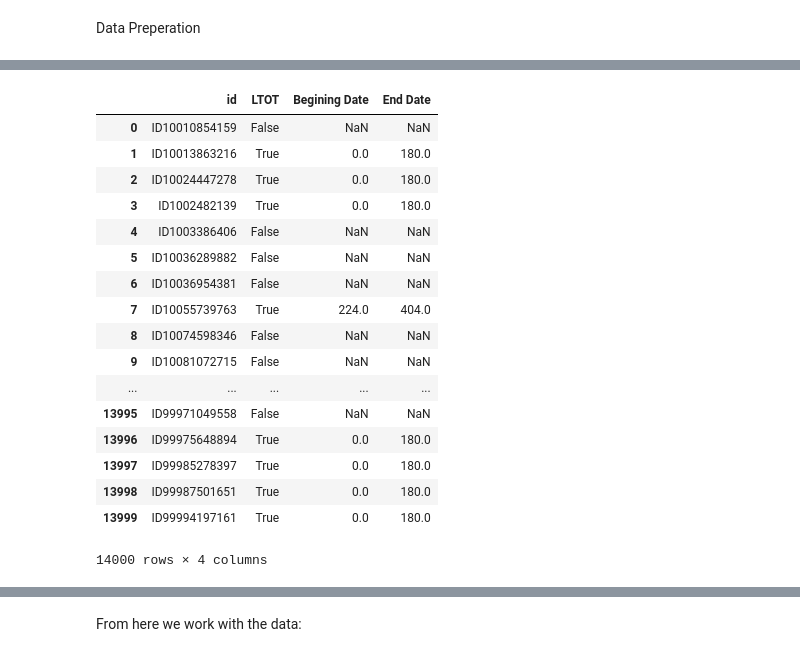
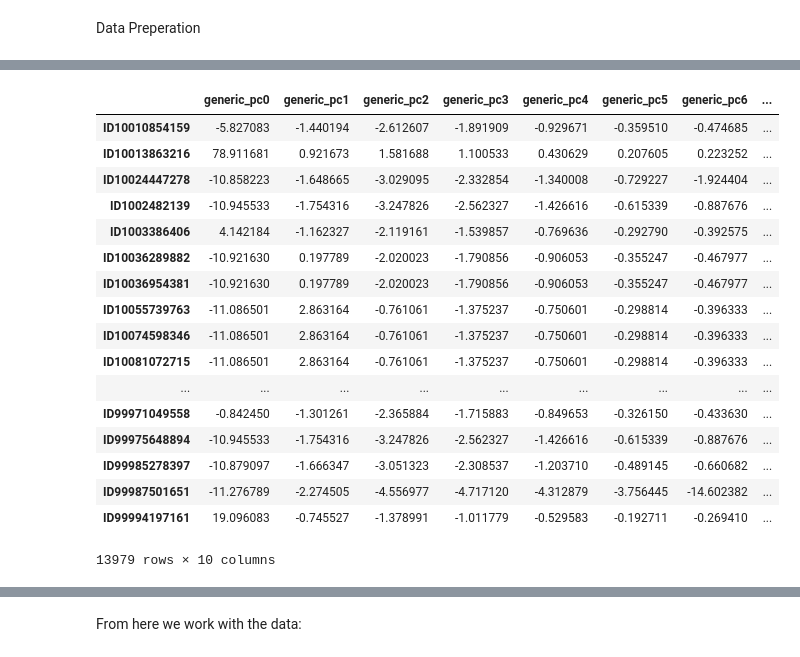
Before and after one commit to chenson2018/Humana-Mays-Competition, a Jupyter notebook: Final Draft.ipynb, the cells around one changed output, grey strips where cells are left out. Drawn from its saved outputs; the diff is of its cells as text; code cells hidden in the pictures.

```diff
--- a/Final Draft.ipynb
+++ b/Final Draft.ipynb
@@ -230,23 +360,23 @@ training_class.get_opioid_data()
 # %%
-training_class.LTOT()
+training_class.generic_features
+# %% [output]
+|  | generic_pc0 | generic_pc1 | generic_pc2 | generic_pc3 | generic_pc4 | generic_pc5 | generic_pc6 | ... |
+| ID10010854159 | -5.827083 | -1.440194 | -2.612607 | -1.891909 | -0.929671 | -0.359510 | -0.474685 | ... |
+| ID10013863216 | 78.911681 | 0.921673 | 1.581688 | 1.100533 | 0.430629 | 0.207605 | 0.223252 | ... |
+| ID10024447278 | -10.858223 | -1.648665 | -3.029095 | -2.332854 | -1.340008 | -0.729227 | -1.924404 | ... |
+| ID1002482139 | -10.945533 | -1.754316 | -3.247826 | -2.562327 | -1.426616 | -0.615339 | -0.887676 | ... |
+| ID1003386406 | 4.142184 | -1.162327 | -2.119161 | -1.539857 | -0.769636 | -0.292790 | -0.392575 | ... |
+| ID10036289882 | -10.921630 | 0.197789 | -2.020023 | -1.790856 | -0.906053 | -0.355247 | -0.467977 | ... |
+| ID10036954381 | -10.921630 | 0.197789 | -2.020023 | -1.790856 | -0.906053 | -0.355247 | -0.467977 | ... |
+| ID10055739763 | -11.086501 | 2.863164 | -0.761061 | -1.375237 | -0.750601 | -0.298814 | -0.396333 | ... |
+| ID10074598346 | -11.086501 | 2.863164 | -0.761061 | -1.375237 | -0.750601 | -0.298814 | -0.396333 | ... |
+| ID10081072715 | -11.086501 | 2.863164 | -0.761061 | -1.375237 | -0.750601 | -0.298814 | -0.396333 | ... |
+| ... | ... | ... | ... | ... | ... | ... | ... | ... |
+| ID99971049558 | -0.842450 | -1.301261 | -2.365884 | -1.715883 | -0.849653 | -0.326150 | -0.433630 | ... |
+| ID99975648894 | -10.945533 | -1.754316 | -3.247826 | -2.562327 | -1.426616 | -0.615339 | -0.887676 | ... |
+| ID99985278397 | -10.879097 | -1.666347 | -3.051323 | -2.308537 | -1.203710 | -0.489145 | -0.660682 | ... |
+| ID99987501651 | -11.276789 | -2.274505 | -4.556977 | -4.717120 | -4.312879 | -3.756445 | -14.602382 | ... |
+| ID99994197161 | 19.096083 | -0.745527 | -1.378991 | -1.011779 | -0.529583 | -0.192711 | -0.269410 | ... |
+13979 rows × 10 columns
 # %%
-training_class.response_variable
+training_class.opioid_data
-# %% [output]
-|  | id | LTOT | Begining Date | End Date |
-| 0 | ID10010854159 | False | NaN | NaN |
-| 1 | ID10013863216 | True | 0.0 | 180.0 |
-| 2 | ID10024447278 | True | 0.0 | 180.0 |
-| 3 | ID1002482139 | True | 0.0 | 180.0 |
-| 4 | ID1003386406 | False | NaN | NaN |
-| 5 | ID10036289882 | False | NaN | NaN |
-| 6 | ID10036954381 | False | NaN | NaN |
-| 7 | ID10055739763 | True | 224.0 | 404.0 |
-| 8 | ID10074598346 | False | NaN | NaN |
-| 9 | ID10081072715 | False | NaN | NaN |
-| ... | ... | ... | ... | ... |
-| 13995 | ID99971049558 | False | NaN | NaN |
-| 13996 | ID99975648894 | True | 0.0 | 180.0 |
-| 13997 | ID99985278397 | True | 0.0 | 180.0 |
-| 13998 | ID99987501651 | True | 0.0 | 180.0 |
-| 13999 | ID99994197161 | True | 0.0 | 180.0 |
-14000 rows × 4 columns
```
Also changed, not shown: parts of 9 cells of this notebook.
